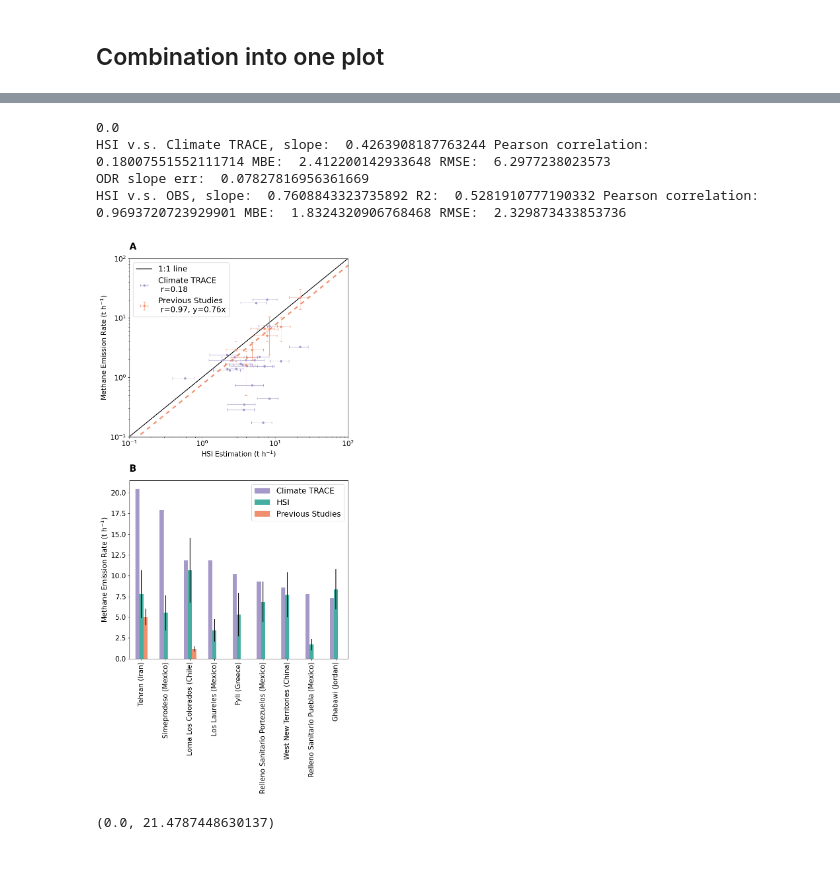
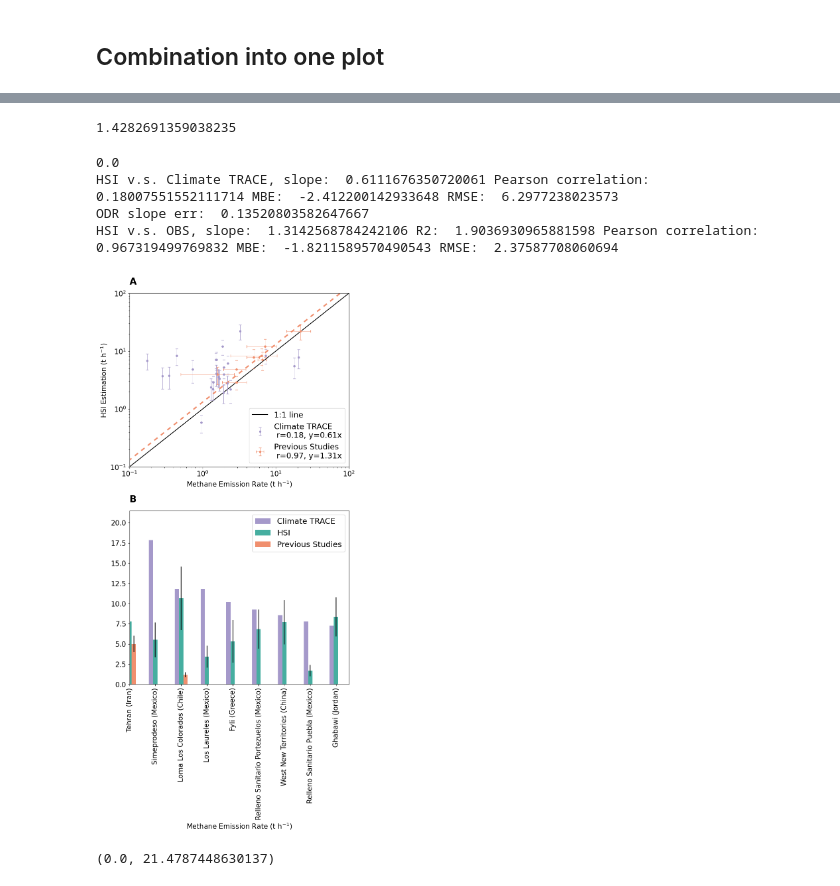
Before and after one commit to zxdawn/Hyper-Landfill, a Jupyter notebook: notebooks/emission_comp_th.ipynb, the cells around one changed output, grey strips where cells are left out. Saved outputs shown, nothing was run; the diff lists cells and outputs as text; code cells hidden in the pictures.

```diff
--- a/notebooks/emission_comp_th.ipynb
+++ b/notebooks/emission_comp_th.ipynb
@@ -520,7 +520,7 @@ fig.savefig('../figures/emission_comp_city.pdf')
 df_merge_obs = df_obs.merge(df_merge[['name', 'emission', 'emission_uncertainty(%)', 'emission_uncertainty(t/h)']], on='name', how='left')
 
 # keep landfills which have both HSI and OBS
-df_merge_obs_nonan = df_merge_obs.dropna(subset=['emission_obs', 'emission']).reset_index(drop=True)
+df_merge_obs_nonan = df_merge_obs.dropna(subset=['emission_obs', 'emission', 'uncertainty_obs']).reset_index(drop=True)
 # %%
 df_merge_obs_nonan
 # %% [output]
@@ -780,7 +778,17 @@ def fit_line(x, y, type='ODR', sx=None, sy=None):
         data = odr.RealData(x, y, sx=sx, sy=sy)
 
         # Set up ODR with the model and data
-        odr_instance = odr.ODR(data, linear_model, beta0=[1.])
+        # guess the initial via OLS
+        # Reshape the arrays to 2D
+        x_2d = x.reshape(-1, 1)
+        y_2d = y.reshape(-1, 1)
+
+        # Create and fit the linear regression model
+        model = LinearRegression(fit_intercept=False)
+        model.fit(x_2d, y_2d)
+
+        # Get the slope of the linear regression line
+        odr_instance = odr.ODR(data, linear_model, beta0=[model.coef_[0][0]])
 
         # Run the regression
         output = odr_instance.run()
@@ -917,3 +970,7 @@ df_merge_obs_nonan
+# %%
+(df_merge_obs_nonan['emission'] / df_merge_obs_nonan['emission_obs']).median()
+# %% [output]
+1.4282691359038235
 # %%
 fig, axs = plt.subplots(figsize=(8, 17), nrows=2)
 
@@ -923,9 +980,9 @@ ax = axs[0]
 l1 = ax.axline(xy1=(0, 0), slope=1, label=f'1:1 line',  c='k')
 
 # ---- HSI v.s. Climate TRACE ---
-x = df_merge_ct['HSI'].values # t/h
-xerr = df_merge_ct['HSI uncertainty (t h$^{-1}$)']
-y = df_merge_ct['Climate TRACE'].values  # t/h
+y = df_merge_ct['HSI'].values # t/h
+yerr = df_merge_ct['HSI uncertainty (t h$^{-1}$)']
+x = df_merge_ct['Climate TRACE'].values  # t/h
 
 slope_CT, r_squared = fit_line(x, y, type='OLS')
 # slope_CT, r_squared = fit_line(x, y, sx=xerr, type='ODR')
@@ -941,14 +998,14 @@ print('HSI v.s. Climate TRACE, slope: ', slope_CT, 'Pearson correlation: ', corr
 # ax.plot(np.arange(300), slope_CT*np.arange(300), label='Climate TRACE', c='#A599CA', linestyle='--', dashes=(3, 3), linewidth=3)
 
 # ax.scatter(x, y)
-ax.errorbar(x, y, xerr=xerr, c='#A599CA', fmt='o', capsize=3,
-            markersize=4, elinewidth=0.6, label=f'Climate TRACE \n r={np.round(corr_CT, 2)}')
+ax.errorbar(x, y, yerr=yerr, c='#A599CA', fmt='o', capsize=3,
+            markersize=4, elinewidth=0.6, label=f'Climate TRACE \n r={np.round(corr_CT, 2)}, y={np.round(slope_CT, 2)}x')
 
 # ---- HSI v.s. OBS ---
-x = df_merge_obs_nonan['emission'].values  # t/h
-xerr = x * df_merge_obs_nonan['emission_uncertainty(%)'] * 1e-2
-y = df_merge_obs_nonan['emission_obs'].values  # t/h
-yerr = df_merge_obs_nonan['uncertainty_obs'].values  # t/h
+y = df_merge_obs_nonan['emission'].values  # t/h
+yerr = y * df_merge_obs_nonan['emission_uncertainty(%)'].values * 1e-2
+x = df_merge_obs_nonan['emission_obs'].values  # t/h
+xerr = df_merge_obs_nonan['uncertainty_obs'].fillna(1).values  # t/h
 
 # import statsmodels.formula.api as smf
 # model = smf.ols('y~ x - 1', data={'x': x, 'y': y}).fit()
@@ -980,49 +1037,49 @@ ax.errorbar(x, y, xerr=xerr, yerr=yerr, fmt='o', capsize=3,
 
 # dfScatter(df_merge_obs_nonan, ax)
 
-ax.set_xlabel('HSI Estimation (t h$^{-1}$)')
-ax.set_ylabel('Methane Emission Rate (t h$^{-1}$)')
+ax.set_ylabel('HSI Estimation (t h$^{-1}$)')
+ax.set_xlabel('Methane Emission Rate (t h$^{-1}$)')
 
-ax.legend(loc='upper left')
+ax.legend(loc='lower right')
 ax.set_xscale('log')
 ax.set_yscale('log')
 ax.set_xlim(0.1, 100)
 ax.set_ylim(0.1, 100)
 # ax.set_xlim(0, 30)
 # ax.set_ylim(0, 30)
 
 # ---- TOP 20 Climate Trace ----
 ax = axs[1]
 
 df_merge_all.rename(columns={'OBS': 'Previous Studies'}).plot(ax=ax,
                 x='xname', y=['Climate TRACE', 'HSI', 'Previous Studies'],
                 yerr=[[0]*len(df_merge_all),
                       df_merge_all['HSI uncertainty (t h$^{-1}$)'],
                         df_merge_all['OBS uncertainty'],
                         ],
                 kind="bar",
                 # color=['darkgrey', 'C0', 'darkorange'],
                 color=['#A599CA', '#46AEA0', '#F08F6E'],
                 rot=90,
                 )
-ax.set_xlabel('')
-ax.set_ylabel('Methane Emission Rate (t h$^{-1}$)')
-ax.set_ylim(ymin=0)
+ax.set_ylabel('')
+ax.set_xlabel('Methane Emission Rate (t h$^{-1}$)')
+ax.set_xlim(xmin=0)
 
 for n, ax in enumerate(axs):
     # plot wind quivers
     ax.text(0, 1.05, string.ascii_uppercase[n],
             transform=ax.transAxes,
             size=20, weight='bold')
 
 fig.tight_layout()
 fig.savefig('../figures/emission_comp.pdf')
 # %% [output]
 0.0
-HSI v.s. Climate TRACE, slope:  0.4263908187763244 Pearson correlation:  0.18007551552111714 MBE:  2.412200142933648 RMSE:  6.2977238023573
-ODR slope err:  0.07827816956361669
-HSI v.s. OBS, slope:  0.7608843323735892 R2:  0.5281910777190332 Pearson correlation:  0.9693720723929901 MBE:  1.8324320906768468 RMSE:  2.329873433853736
+HSI v.s. Climate TRACE, slope:  0.6111676350720061 Pearson correlation:  0.18007551552111714 MBE:  -2.412200142933648 RMSE:  6.2977238023573
+ODR slope err:  0.13520803582647667
+HSI v.s. OBS, slope:  1.3142568784242106 R2:  1.9036930965881598 Pearson correlation:  0.967319499769832 MBE:  -1.8211589570490543 RMSE:  2.37587708060694
-[figure, old version]
+[figure, new version]
 # %%
 # for ppt
 fig, ax = plt.subplots(figsize=(8, 8))
```
Also changed, not shown: parts of 6 cells of this notebook.
